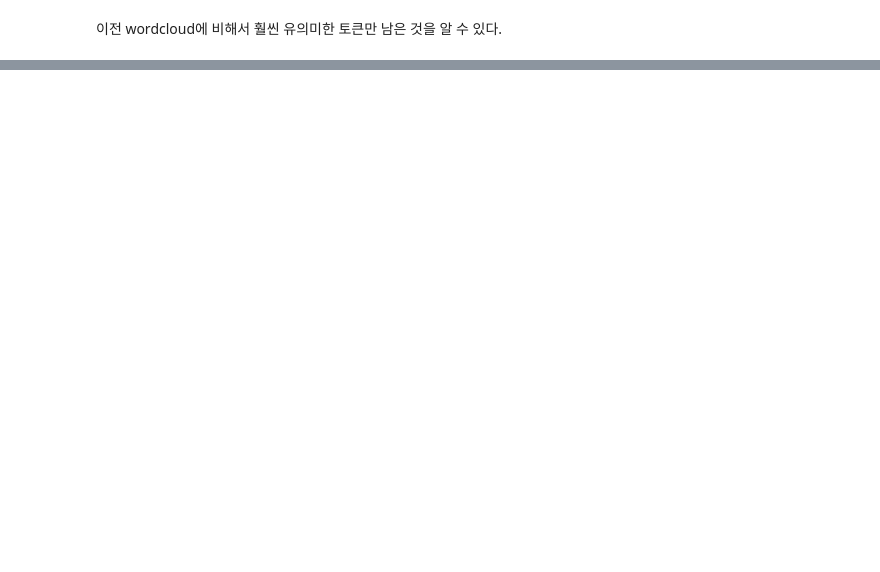
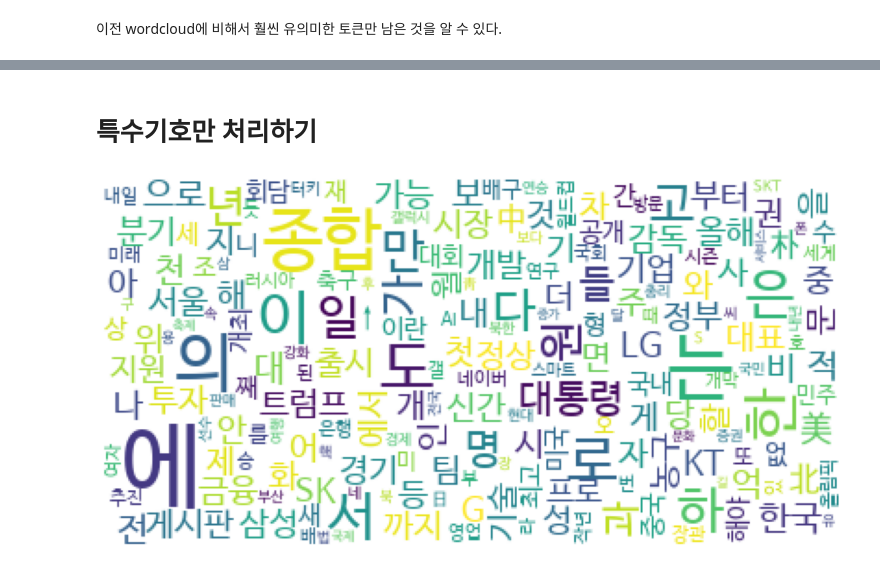
Before and after one commit to boostcampaitech6/level2-nlp-datacentric-nlp-06, a Jupyter notebook: data_preprocessing/stopwords.ipynb, the cells around one changed output, grey strips where cells are left out. Cells and saved outputs as stored; diff of their text form; code cells hidden in the pictures; blank space fills up the shorter version.

```diff
--- a/data_preprocessing/stopwords.ipynb
+++ b/data_preprocessing/stopwords.ipynb
@@ -203,0 +183,20 @@ plt.show()
+# %%
+from konlpy.tag import Mecab
+from wordcloud import WordCloud
+from collections import Counter
+%matplotlib inline
+mecab = Mecab()
+
+def make_wc(data, common_num = 200, target_column="text"):
+    morph = []
+    for text in data[target_column]:
+        morph += mecab.morphs(text)
+
+    counts = Counter(morph)
+    tags = counts.most_common(common_num)
+
+    wc = WordCloud(font_path=font_path, background_color="white", max_font_size=50)
+    cloud = wc.generate_from_frequencies(dict(tags))
+
+
+    return cloud
@@ -203,0 +210,13 @@ plt.show()
+# %% [markdown]
+# 특수기호만 처리하기
+# %%
+# special token에 대한 전처리만 진행
+def preprocessing(text):
+    # text = clean_with_dict(text, CHN_KOR_DICT)
+    text = clean_with_dict(text, SPECIAL_WORD_DICT)
+    # text = clean_with_dict(text, ENG_KOR_DICT)
+    text = clean_with_dict(text, ETC_WORD_DICT)
+    # text = clean_with_dict(text, RM_POS_DICT)
+    text = clean_etc_reg_ex(text)
+
+    return text
@@ -203,0 +226,13 @@ plt.show()
+# %%
+train_split = pd.read_csv('../data/train_split.csv')
+# %%
+from tqdm import tqdm
+
+train_split['text'] = train_split['text'].progress_apply(lambda x: preprocessing(x))
+# %%
+plt.figure(figsize=(15,15))
+plt.axis('off')
+plt.imshow(make_wc(train_split))
+plt.show()
+# %% [output]
+[figure, added]
```
Also changed, not shown: parts of 16 cells of this notebook.
